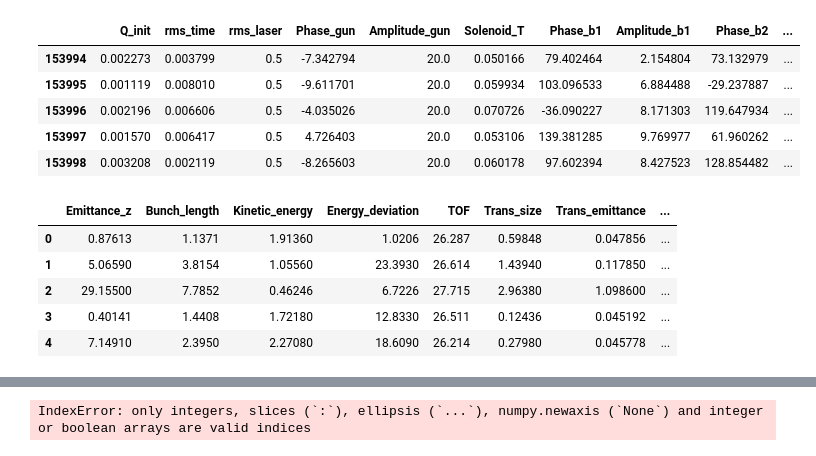
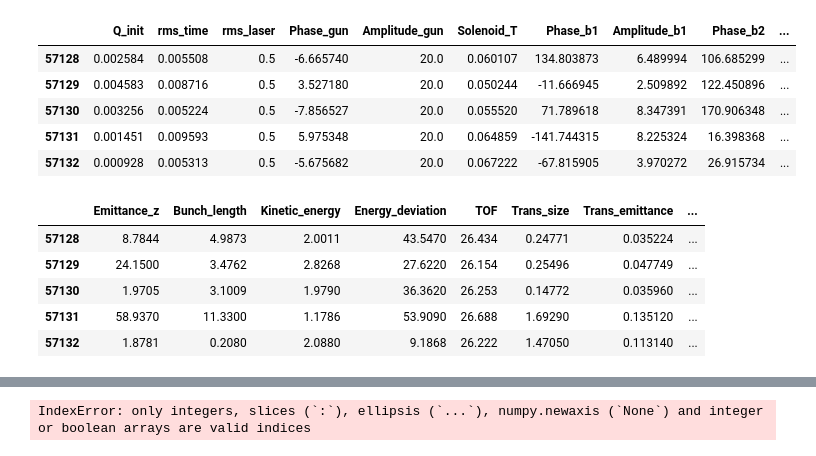
Before and after one commit to alberdibenat/Surrogated_Model_UED, a Jupyter notebook: Surrogated_model_v3_FBL.ipynb, the cells around one changed output, grey strips where cells are left out. Drawn from its saved outputs; the diff is of its cells as text; code cells hidden in the pictures.

```diff
--- a/Surrogated_model_v3_FBL.ipynb
+++ b/Surrogated_model_v3_FBL.ipynb
@@ -7,24 +7,28 @@ import seaborn as sns
 import tensorflow as tf
 import tensorflow.keras as keras
 # %%
-df_in = pd.read_csv('X_values_FBL_SC_aperture_updated.txt')
-df_in.columns = ['Q_init','rms_time','rms_laser','Phase_gun','Amplitude_gun','Solenoid_T','Phase_b1','Amplitude_b1','Phase_b2','Amplitude_b2','Phase_b3','Amplitude_b3']
+df_in = pd.read_csv('In.txt')
+df_in.columns = ['Index','Q_init','rms_time','rms_laser','Phase_gun','Amplitude_gun','Solenoid_T','Phase_b1','Amplitude_b1','Phase_b2','Amplitude_b2','Phase_b3','Amplitude_b3']
+df_in = df_in.drop(['Index'], axis=1)
+
 df_in.tail(5)
 # %% [output]
 |  | Q_init | rms_time | rms_laser | Phase_gun | Amplitude_gun | Solenoid_T | Phase_b1 | Amplitude_b1 | Phase_b2 | ... |
-| 153994 | 0.002273 | 0.003799 | 0.5 | -7.342794 | 20.0 | 0.050166 | 79.402464 | 2.154804 | 73.132979 | ... |
-| 153995 | 0.001119 | 0.008010 | 0.5 | -9.611701 | 20.0 | 0.059934 | 103.096533 | 6.884488 | -29.237887 | ... |
-| 153996 | 0.002196 | 0.006606 | 0.5 | -4.035026 | 20.0 | 0.070726 | -36.090227 | 8.171303 | 119.647934 | ... |
-| 153997 | 0.001570 | 0.006417 | 0.5 | 4.726403 | 20.0 | 0.053106 | 139.381285 | 9.769977 | 61.960262 | ... |
-| 153998 | 0.003208 | 0.002119 | 0.5 | -8.265603 | 20.0 | 0.060178 | 97.602394 | 8.427523 | 128.854482 | ... |
+| 57128 | 0.002584 | 0.005508 | 0.5 | -6.665740 | 20.0 | 0.060107 | 134.803873 | 6.489994 | 106.685299 | ... |
+| 57129 | 0.004583 | 0.008716 | 0.5 | 3.527180 | 20.0 | 0.050244 | -11.666945 | 2.509892 | 122.450896 | ... |
+| 57130 | 0.003256 | 0.005224 | 0.5 | -7.856527 | 20.0 | 0.055520 | 71.789618 | 8.347391 | 170.906348 | ... |
+| 57131 | 0.001451 | 0.009593 | 0.5 | 5.975348 | 20.0 | 0.064859 | -141.744315 | 8.225324 | 16.398368 | ... |
+| 57132 | 0.000928 | 0.005313 | 0.5 | -5.675682 | 20.0 | 0.067222 | -67.815905 | 3.970272 | 26.915734 | ... |
 # %%
-df_out = pd.read_csv('Y_values_FBL_SC_aperture_updated.txt',delimiter=',')
-df_out.columns = ['Emittance_z','Bunch_length', 'Kinetic_energy', 'Energy_deviation','TOF','Trans_size','Trans_emittance','Q']
-df_out.head(5)
+df_out = pd.read_csv('Out.txt')
+df_out.columns = ['Index','Emittance_z','Bunch_length', 'Kinetic_energy', 'Energy_deviation','TOF','Trans_size','Trans_emittance','Q','Bunch_duration','ToF_Jitter','E_Jitter','Time_Resolution']
+df_out = df_out.drop(['Index'], axis=1)
+
+df_out.tail(5)
 # %% [output]
 |  | Emittance_z | Bunch_length | Kinetic_energy | Energy_deviation | TOF | Trans_size | Trans_emittance | ... |
-| 0 | 0.87613 | 1.1371 | 1.91360 | 1.0206 | 26.287 | 0.59848 | 0.047856 | ... |
-| 1 | 5.06590 | 3.8154 | 1.05560 | 23.3930 | 26.614 | 1.43940 | 0.117850 | ... |
-| 2 | 29.15500 | 7.7852 | 0.46246 | 6.7226 | 27.715 | 2.96380 | 1.098600 | ... |
-| 3 | 0.40141 | 1.4408 | 1.72180 | 12.8330 | 26.511 | 0.12436 | 0.045192 | ... |
-| 4 | 7.14910 | 2.3950 | 2.27080 | 18.6090 | 26.214 | 0.27980 | 0.045778 | ... |
+| 57128 | 8.7844 | 4.9873 | 2.0011 | 43.5470 | 26.434 | 0.24771 | 0.035224 | ... |
+| 57129 | 24.1500 | 3.4762 | 2.8268 | 27.6220 | 26.154 | 0.25496 | 0.047749 | ... |
+| 57130 | 1.9705 | 3.1009 | 1.9790 | 36.3620 | 26.253 | 0.14772 | 0.035960 | ... |
+| 57131 | 58.9370 | 11.3300 | 1.1786 | 53.9090 | 26.688 | 1.69290 | 0.135120 | ... |
+| 57132 | 1.8781 | 0.2080 | 2.0880 | 9.1868 | 26.222 | 1.47050 | 0.113140 | ... |
```
Also changed, not shown: parts of 18 cells of this notebook, 1 other file.
